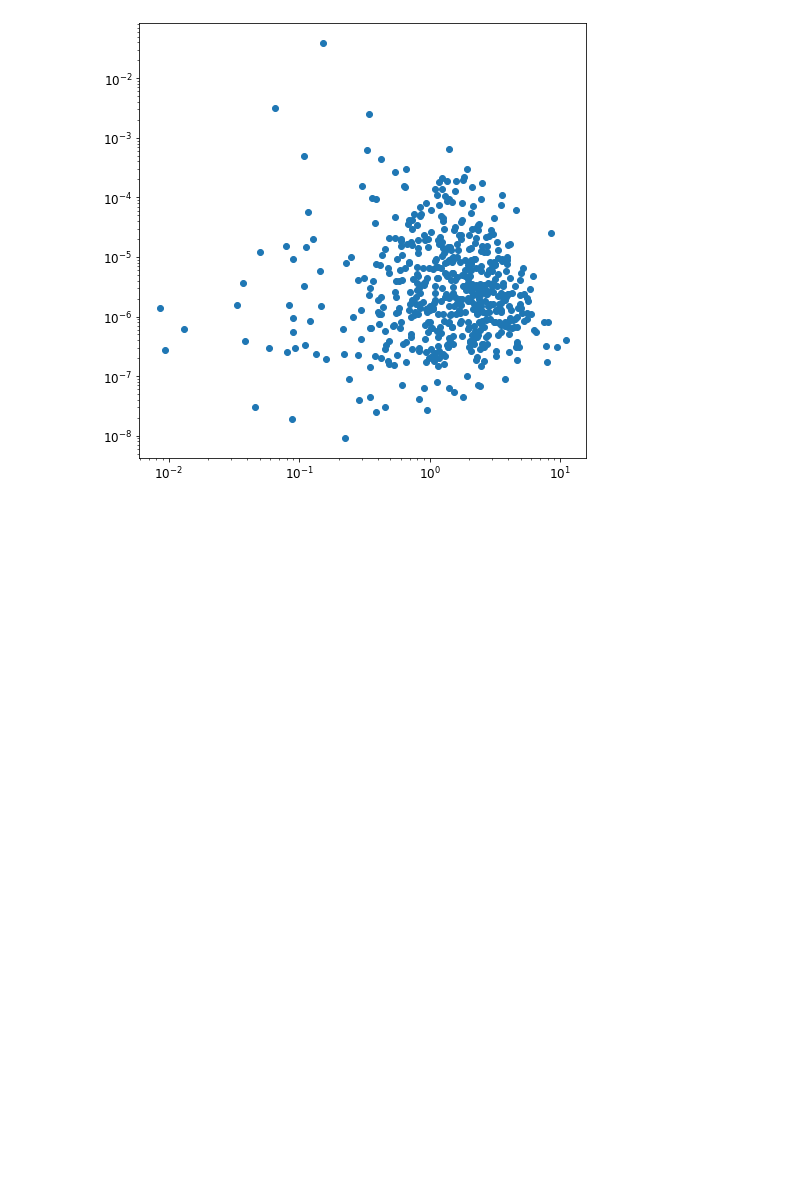
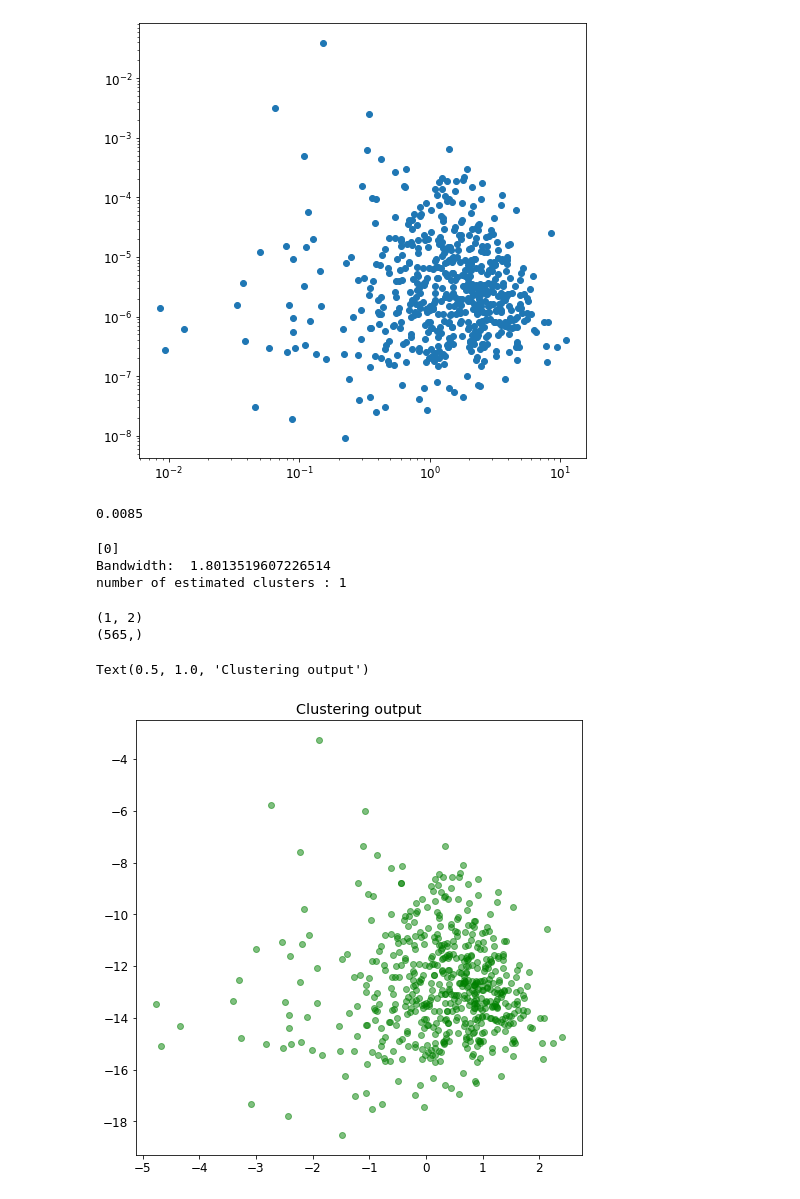
Before and after one commit to olli-e-benji/Astrostatistics-and-Machine-Learning-2023, a Jupyter notebook: working/L14_ClusteringGRBs.ipynb, the cells around one changed output. Drawn from its saved outputs; the diff is of its cells as text; code cells hidden in the pictures; blank space fills up the shorter version.

```diff
--- a/working/L14_ClusteringGRBs.ipynb
+++ b/working/L14_ClusteringGRBs.ipynb
@@ -365,6 +365,6 @@ redshift.shape
 # %%
 
-red_flux_mask = (redshift >= 0) & (flux >= 0)
+red_flux_mask = ((redshift >= 0) & (flux >= 0))
 # %%
 redshift_clean = redshift[red_flux_mask]
 flux_clean = flux[red_flux_mask]
@@ -414,3 +414,73 @@ plt.loglog()
 # %% [output]
 []
 [figure]
+# %%
+np.min(redshift_clean)
+# %% [output]
+0.0085
+# %%
+to_fit = np.column_stack([np.log(redshift_clean), np.log(flux_clean)])
+# %%
+# Compute the Mean-shift clustering
+
+
+scaler = preprocessing.StandardScaler()
+
+#Manually setting the bandwitdh
+#bandwidth = 1
+
+#Exploiting implemented technique to estimate best bandwith, for large dataset is slow!
+bandwidth = estimate_bandwidth(to_fit)
+
+ms = MeanShift(bandwidth=bandwidth,
+               bin_seeding=True,
+               cluster_all=True)
+#ms.fit(to_fit)
+ms.fit(scaler.fit_transform(to_fit))
+
+labels_unique = np.unique(ms.labels_)
+redflux_clusters = len(labels_unique[labels_unique >= 0])
+
+print(labels_unique)
+print('Bandwidth: ', bandwidth)
+print("number of estimated clusters :", redflux_clusters)
+# %% [output]
+[0]
+Bandwidth:  1.8013519607226514
+number of estimated clusters : 1
+# %%
+cluster = KMeans(n_clusters=redflux_clusters)
+
+#Training the model
+cluster.fit(to_fit)
+
+#Clusters positions
+centers = cluster.cluster_centers_
+
+#Labels characterizing each cluster
+labels = cluster.predict(to_fit)
+
+print(centers.shape)
+print(labels.shape)
+# %% [output]
+(1, 2)
+(565,)
+# %%
+# plot the data color-coded by cluster id
+
+ax = plt.subplot()
+
+
+colors = ['green', 'orange', 'red', 'blue']
+for i in range(3):
+    ax.scatter(x=to_fit[labels==i,0], y=to_fit[labels==i,1],
+                color=colors[i],alpha=0.5)
+
+
+#Because of the way in which I trained the cluster, the plot is already in loglog
+#plt.loglog()
+
+plt.title('Clustering output')
+# %% [output]
+Text(0.5, 1.0, 'Clustering output')
+[figure, added]
```
Also changed, not shown: parts of 22 cells of this notebook.
